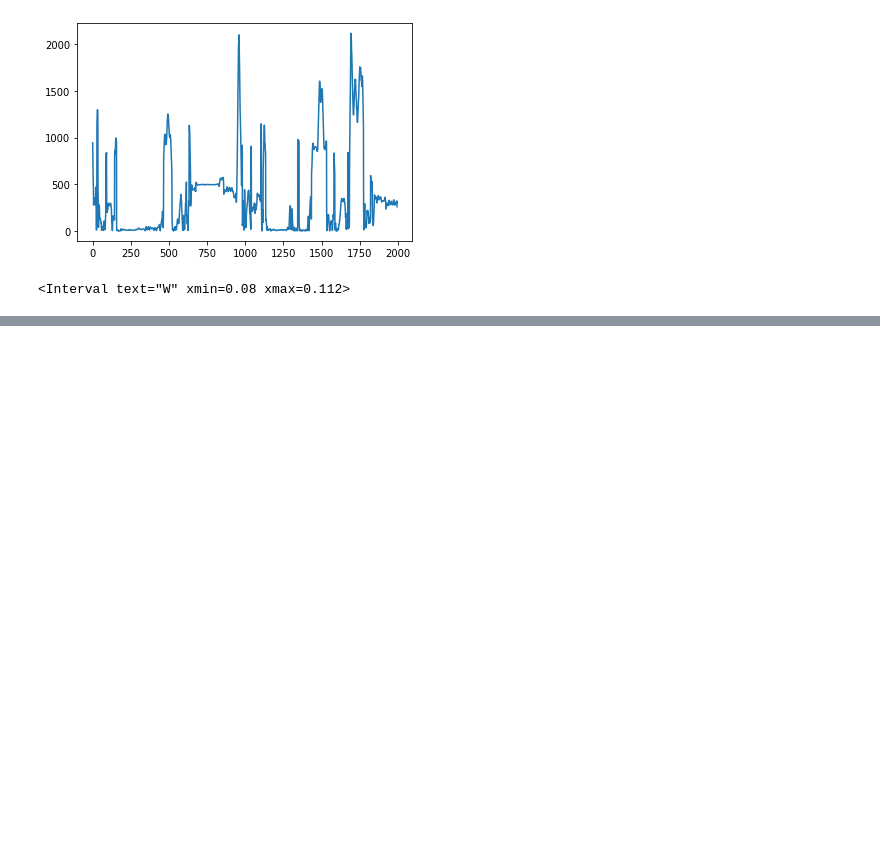
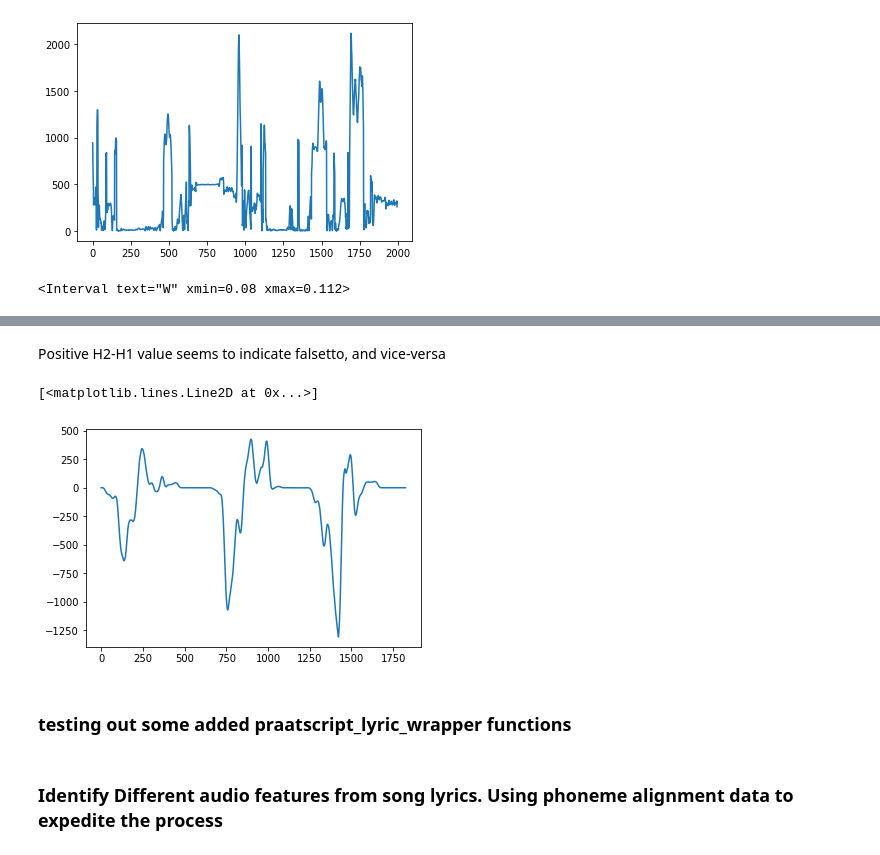
Before and after one commit to EvanSamaa/jali_sing, a Jupyter notebook: Singing Analysis.ipynb, the cells around one changed output, grey strips where cells are left out. Saved outputs shown, nothing was run; the diff lists cells and outputs as text; code cells hidden in the pictures; blank space fills up the shorter version.

```diff
--- a/Singing Analysis.ipynb
+++ b/Singing Analysis.ipynb
@@ -286,0 +351,6 @@ phoneme_alignment.write("/Volumes/EVAN_DISK/Speech_data_set/alignment_test/align
+# %%
+audio_path_file = "E:/alignment_test/falsetto/Male_falsetto.wav"
+sound = parselmouth.Sound(audio_path_file)
+# %%
+dt = 0.01
+spectrogram = sound.to_spectrogram(time_step = dt)
@@ -286,0 +369,14 @@ phoneme_alignment.write("/Volumes/EVAN_DISK/Speech_data_set/alignment_test/align
+# %%
+from scipy.signal import correlate
+from scipy.signal.windows import gaussian
+sigma = 10
+smoothed_H2_H1 = correlate(H2_H1, gaussian(sigma*4, sigma), mode="same")
+# %% [markdown]
+Positive H2-H1 value seems to indicate falsetto, and vice-versa
+# %%
+plt.plot(smoothed_H2_H1)
+# %% [output]
+[<matplotlib.lines.Line2D at 0x...>]
+[figure, added]
+# %% [markdown]
+### testing out some added praatscript_lyric_wrapper functions
@@ -286,0 +390,2 @@ phoneme_alignment.write("/Volumes/EVAN_DISK/Speech_data_set/alignment_test/align
+# %% [markdown]
+### Identify Different audio features from song lyrics. Using phoneme alignment data to expedite the process
```
Also changed, not shown: parts of 36 cells of this notebook, 3 other files.
